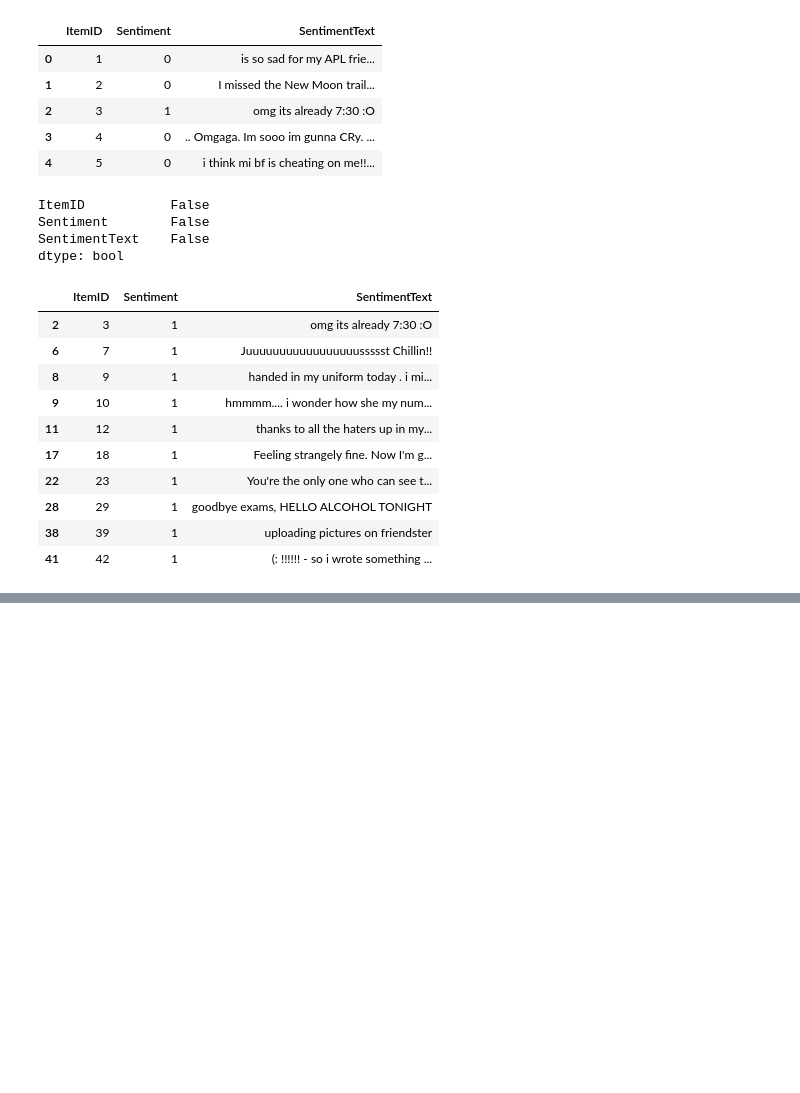
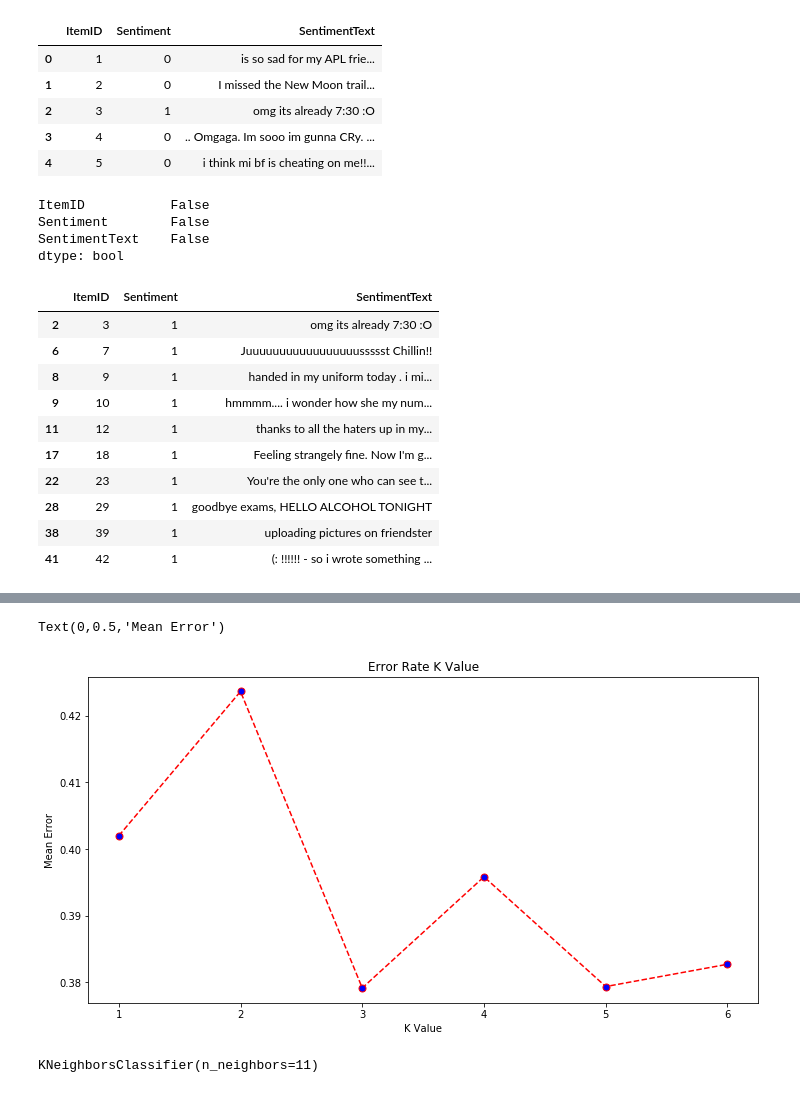
Before and after one commit to josegpl/HateSpeech_Classification, a Jupyter notebook: scn.ipynb, the cells around one changed output, grey strips where cells are left out. Drawn from its saved outputs; the diff is of its cells as text; code cells hidden in the pictures; blank space fills up the shorter version.

```diff
--- a/scn.ipynb
+++ b/scn.ipynb
@@ -80,0 +134,13 @@ train.head()
+# %%
+targets = train.iloc[:, 1]
+
+from sklearn.model_selection import train_test_split
+data_train, data_test, targets_train, targets_test =train_test_split(indexed_data, targets, test_size=0.3,random_state=0)
+data_train_index = data_train[:,0]
+data_train = data_train[:,1:]
+data_test_index = data_test[:,0]
+data_test = data_test[:,1:]
+# %%
+from sklearn import svm
+clf = svm.SVC(C= 1.0, kernel='linear')
+clf.fit(data_train, targets_train)
@@ -80,0 +171,5 @@ train.head()
+# %%
+#################################################################################################### skip to error test (keeps rising though)
+from sklearn.neighbors import KNeighborsClassifier
+kn = KNeighborsClassifier(n_neighbors=1)
+kn.fit(data_train, targets_train)
@@ -80,0 +199,25 @@ train.head()
+# %%
+error = []
+
+# Calculating error for K values between 1 and 40
+for i in range(1, 7):
+    knn = KNeighborsClassifier(n_neighbors=i)
+    knn.fit(data_train, targets_train)
+    pred_i = knn.predict(data_test)
+    error.append(np.mean(pred_i != targets_test))
+# %%
+plt.figure(figsize=(12, 6))
+plt.plot(range(1, 7), error, color='red', linestyle='dashed', marker='o',
+         markerfacecolor='blue', markersize=7)
+plt.title('Error Rate K Value')
+plt.xlabel('K Value')
+plt.ylabel('Mean Error')
+# %% [output]
+Text(0,0.5,'Mean Error')
+[figure, added]
+# %%
+from sklearn.neighbors import KNeighborsClassifier
+kn = KNeighborsClassifier(n_neighbors=11)
+kn.fit(data_train, targets_train)
+# %% [output]
+KNeighborsClassifier(n_neighbors=11)
```
Also changed, not shown: parts of 17 cells of this notebook.
